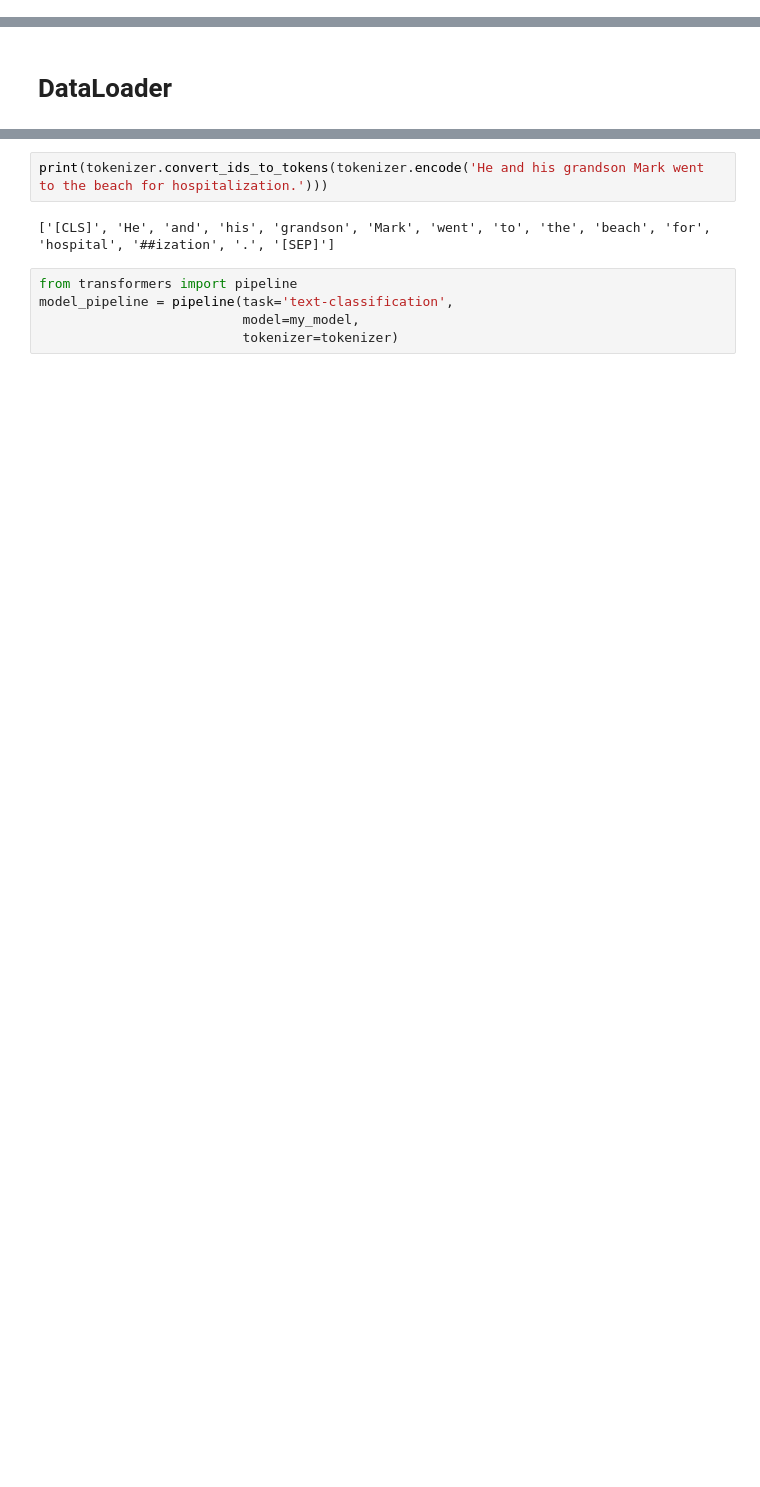
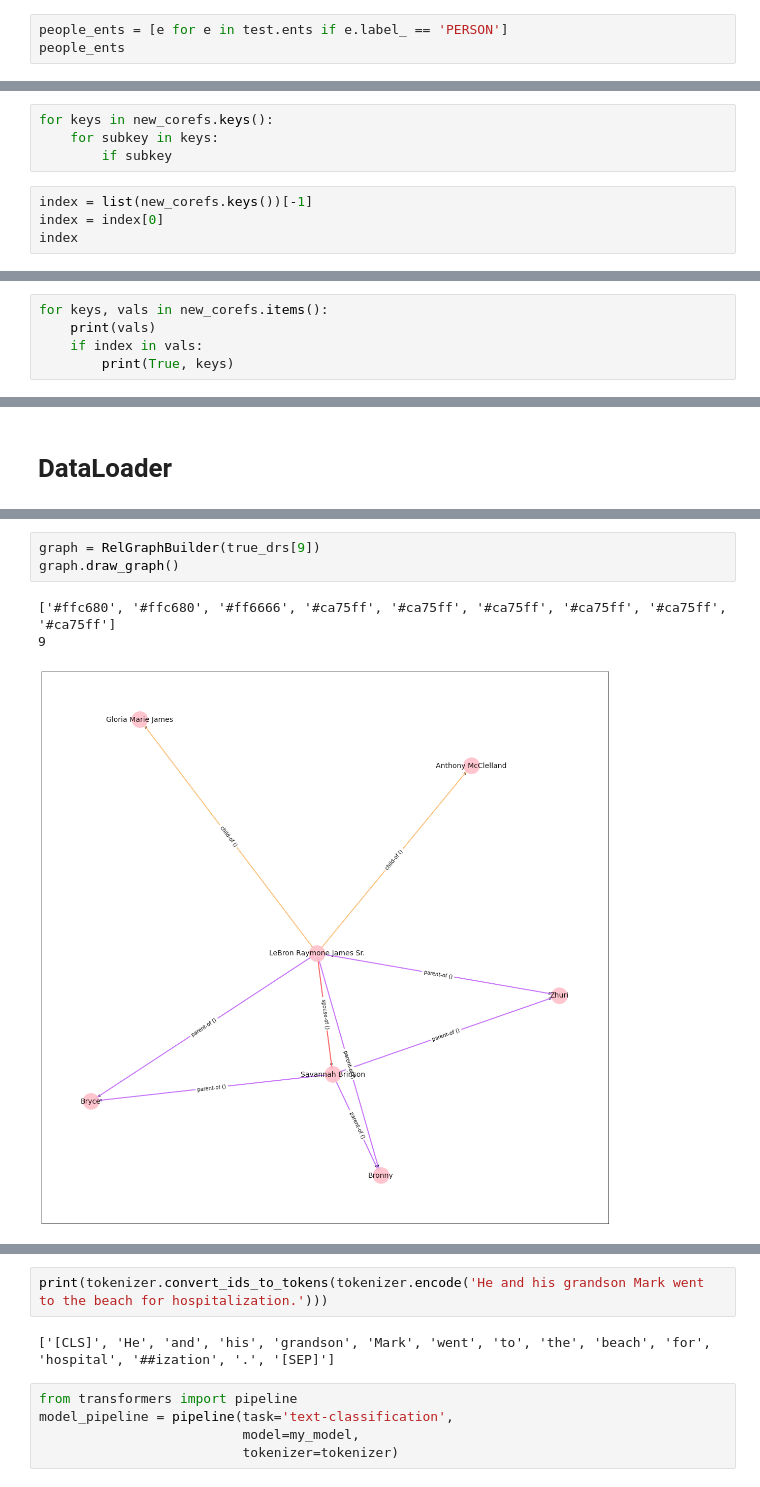
Before and after one commit to ANGELLOPARR/luke-genealogical-thesis, a Jupyter notebook: Pipeline.ipynb, the cells around one changed output, grey strips where cells are left out. Drawn from its saved outputs; the diff is of its cells as text; blank space fills up the shorter version.

```diff
--- a/Pipeline.ipynb
+++ b/Pipeline.ipynb
@@ -28,0 +98,3 @@ neuralcoref.add_to_pipe(nlp)
+# %%
+people_ents = [e for e in test.ents if e.label_ == 'PERSON']
+people_ents
@@ -28,0 +185,8 @@ neuralcoref.add_to_pipe(nlp)
+# %%
+for keys in new_corefs.keys():
+    for subkey in keys:
+        if subkey
+# %%
+index = list(new_corefs.keys())[-1]
+index = index[0]
+index
@@ -28,0 +195,5 @@ neuralcoref.add_to_pipe(nlp)
+# %%
+for keys, vals in new_corefs.items():
+    print(vals)
+    if index in vals:
+        print(True, keys)
@@ -451 +970,8 @@ True
+# %%
+graph = RelGraphBuilder(true_drs[9])
+graph.draw_graph()
+# %% [output]
+['#ffc680', '#ffc680', '#ff6666', '#ca75ff', '#ca75ff', '#ca75ff', '#ca75ff', '#ca75ff', '#ca75ff']
+9
+[figure, added]
 # %%
```
Also changed, not shown: parts of 78 cells of this notebook, 13 other files.
